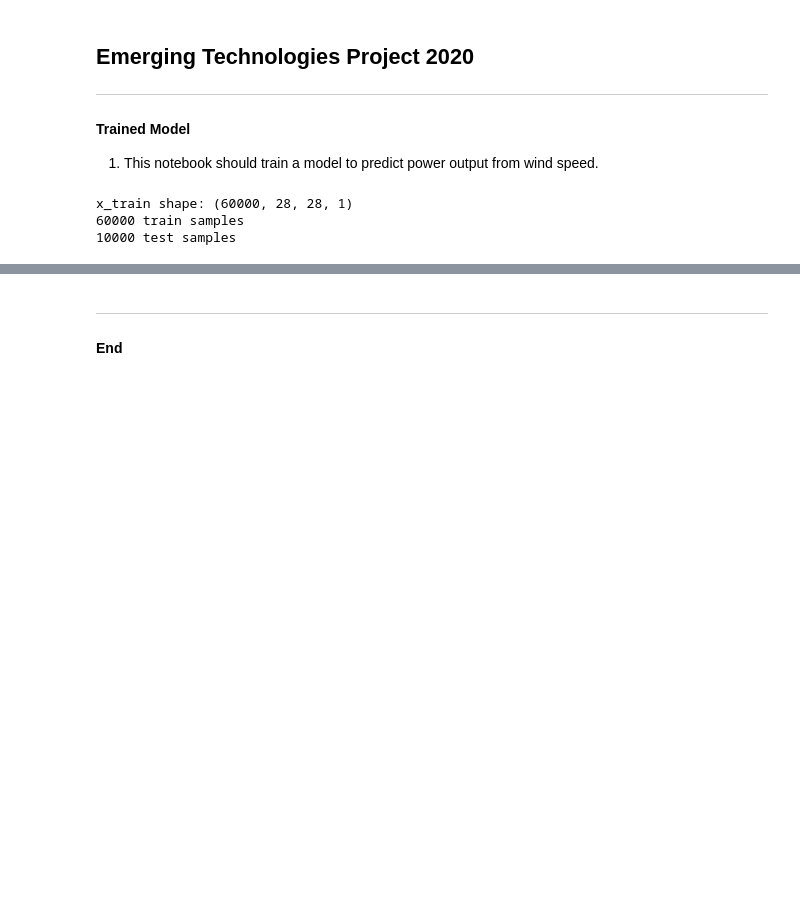
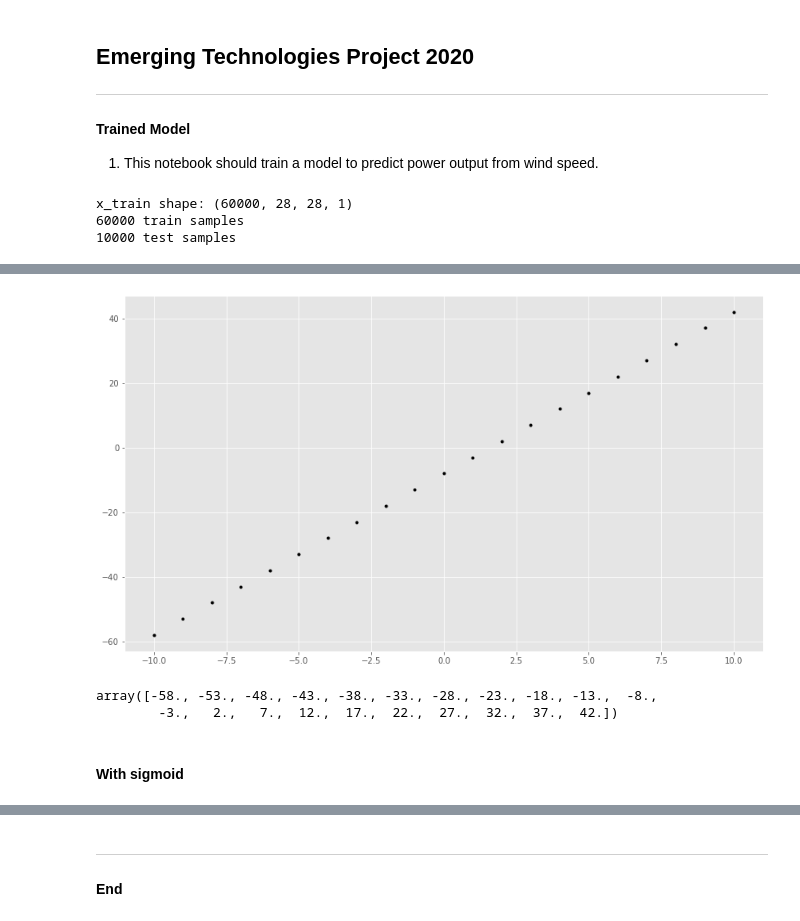
Before and after one commit to DarraghLally/Emerging_Technologies_Project, a Jupyter notebook: Emerging_Technology_Project.ipynb, the cells around one changed output, grey strips where cells are left out. Saved outputs shown, nothing was run; the diff lists cells and outputs as text; code cells hidden in the pictures; blank space fills up the shorter version.

Commit message:
Linear Regression

```diff
--- a/Emerging_Technology_Project.ipynb
+++ b/Emerging_Technology_Project.ipynb
@@ -46,0 +59,29 @@ x_train shape: (60000, 28, 28, 1)
+# %%
+# Plot style.
+plt.style.use("ggplot")
+
+# Plot size.
+plt.rcParams['figure.figsize'] = [14, 8]
+# %%
+# Create a new neural network.
+m = kr.models.Sequential()
+
+# Add a two neurons in a single layer.
+m.add(kr.layers.Dense(2, input_dim=1, activation="linear"))
+
+# Add a single neuron in a single layer, initialised with weight 1 and bias 0.
+m.add(kr.layers.Dense(1, activation="linear", kernel_initializer=kr.initializers.Constant(value=1), bias_initializer=kr.initializers.Constant(value=0)))
+
+
+
+# Set the weight/bias of the two neurons.
+m.layers[0].set_weights([np.matrix([2.0, 3.0]), np.array([-5.0, -3.0])])
+
+# Compile the model.
+m.compile(loss="mean_squared_error", optimizer="sgd")
+# %%
+# Create some input values.
+x = np.arange(-10.0, 10.1, 1.0)
+
+# Run each x value through the neural network.
+y = m.predict(x)
@@ -46,0 +109,17 @@ x_train shape: (60000, 28, 28, 1)
+# %%
+
+# Plot the values.
+plt.plot(x, y, 'k.');
+# %% [output]
+[figure, added]
+# %%
+# Calculating the output using numpy arrays.
+neuron1 =  2.0 * x - 5.0
+neuron2 =  3.0 * x - 3.0
+neuron3 = neuron1 + neuron2
+neuron3
+# %% [output]
+array([-58., -53., -48., -43., -38., -33., -28., -23., -18., -13.,  -8.,
+        -3.,   2.,   7.,  12.,  17.,  22.,  27.,  32.,  37.,  42.])
+# %% [markdown]
+#### With sigmoid
```
Also changed, not shown: parts of 14 cells of this notebook.
